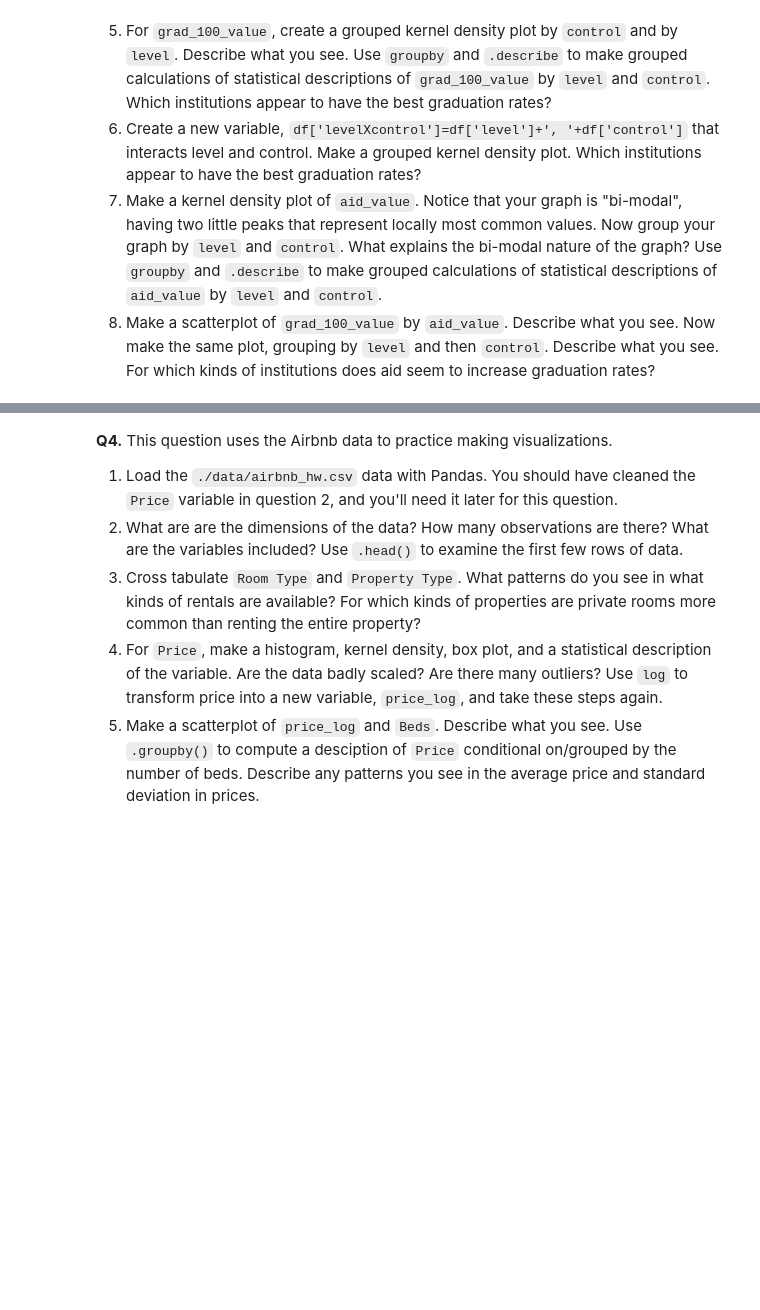
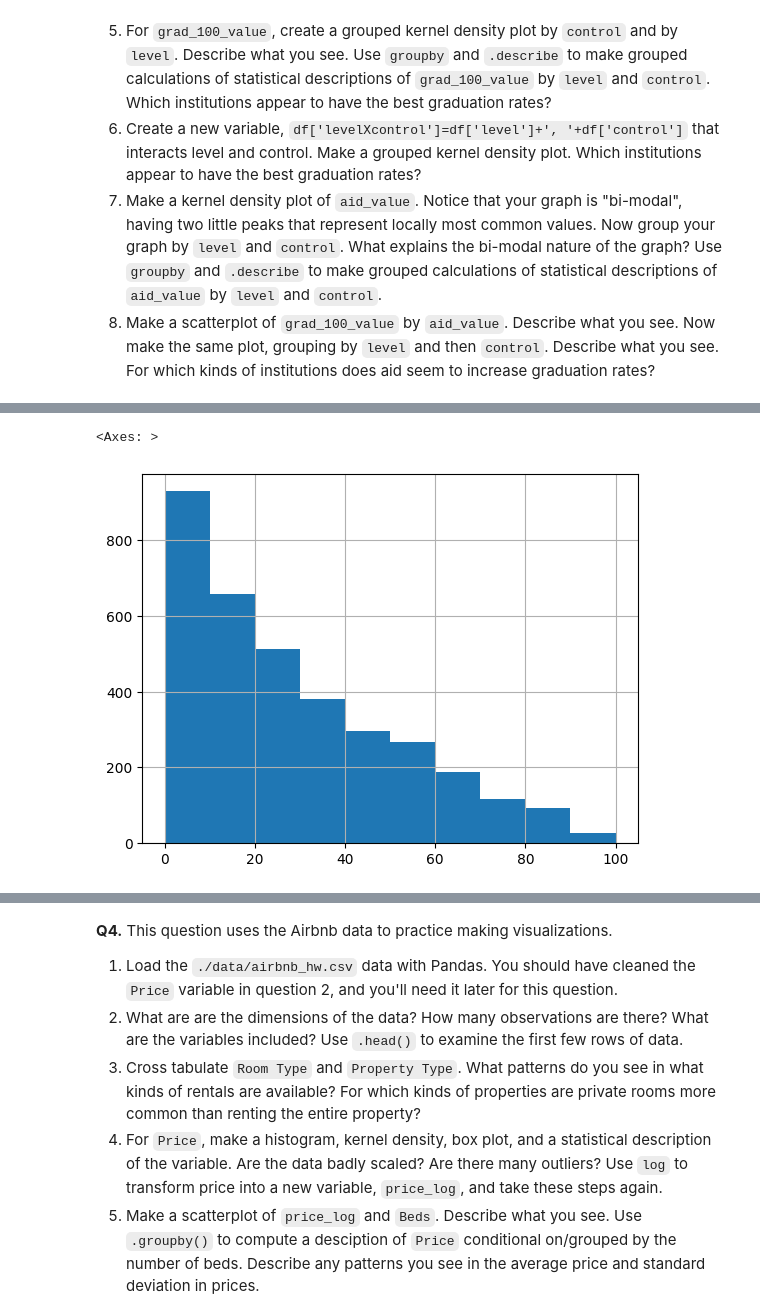
Before and after one commit to Ann924/assignment2, a Jupyter notebook: Copy_of_assignment2.ipynb, the cells around one changed output, grey strips where cells are left out. Drawn from its saved outputs; the diff is of its cells as text; code cells hidden in the pictures; blank space fills up the shorter version.

```diff
--- a/Copy_of_assignment2.ipynb
+++ b/Copy_of_assignment2.ipynb
@@ -293,3 +293,8 @@ The "relevant" variables for this question are:
 6. Create a new variable, `df['levelXcontrol']=df['level']+', '+df['control']` that interacts level and control. Make a grouped kernel density plot. Which institutions appear to have the best graduation rates?
 7. Make a kernel density plot of `aid_value`. Notice that your graph is "bi-modal", having two little peaks that represent locally most common values. Now group your graph by `level` and `control`. What explains the bi-modal nature of the graph? Use `groupby` and `.describe` to make grouped calculations of statistical descriptions of `aid_value` by `level` and `control`.
 8. Make a scatterplot of `grad_100_value` by `aid_value`. Describe what you see. Now make the same plot, grouping by `level` and then `control`. Describe what you see. For which kinds of institutions does aid seem to increase graduation rates?
+# %%
+df = pd.read_csv('assignment2/data/college_completion.csv')
+print("Dimensions of Data:", df.shape)
+print("Details for Variables:\n", df.count())
+df.head(5)
@@ -295,0 +331,5 @@ The "relevant" variables for this question are:
+# %%
+df['grad_100_value'].hist()
+# %% [output]
+<Axes: >
+[figure, added]
```
Also changed, not shown: parts of 12 cells of this notebook.
